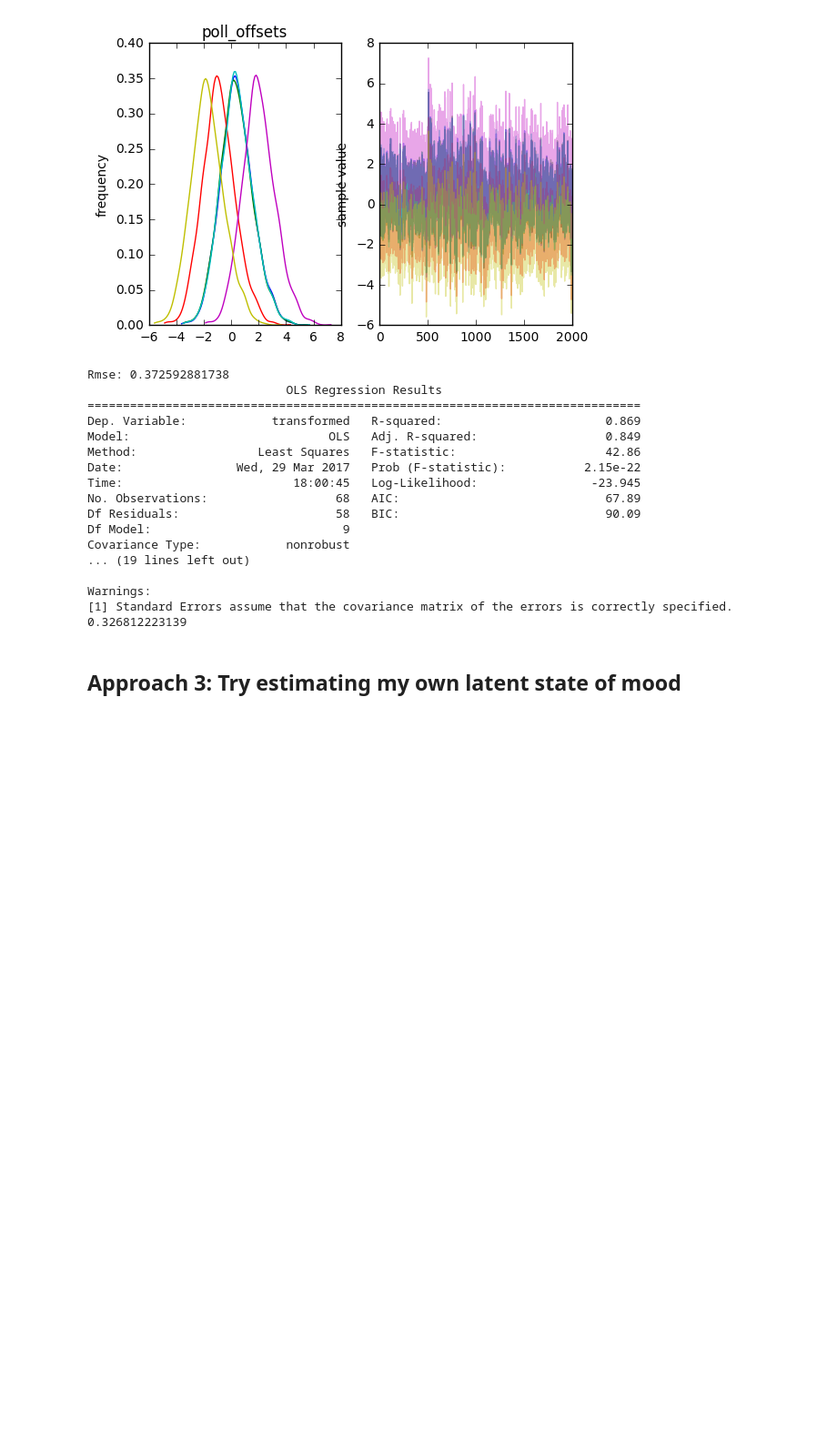
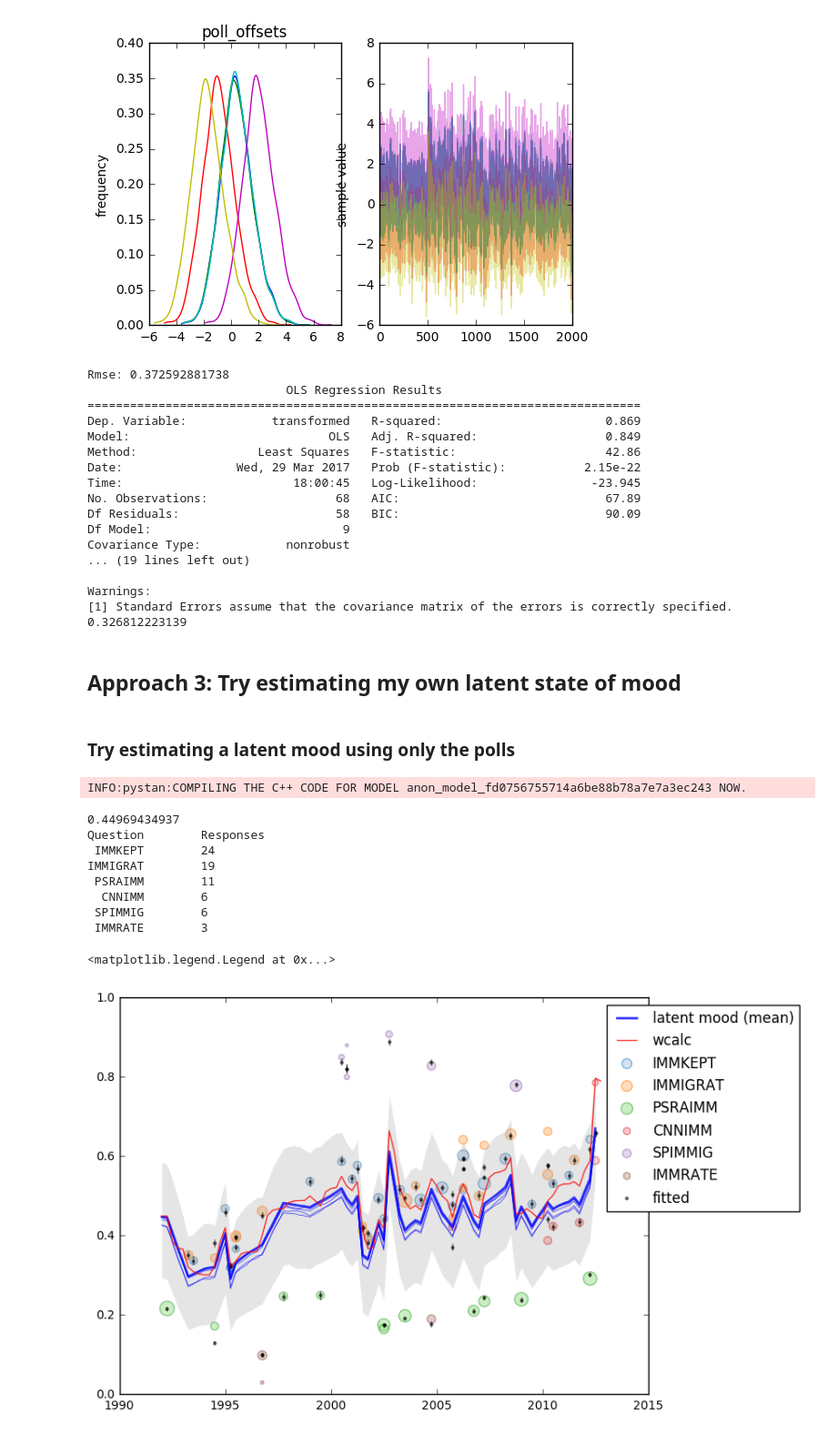
Before and after one commit to dallascard/predicting_public_opinion, a Jupyter notebook: immigration2.ipynb, the cells around one changed output. Shown at 91% size. Drawn from its saved outputs; the diff is of its cells as text; code cells hidden in the pictures; blank space fills up the shorter version.

Commit message:
trying more models

```diff
--- a/immigration2.ipynb
+++ b/immigration2.ipynb
@@ -421,6 +429,8 @@ INFO:pystan:COMPILING THE C++ CODE FOR MODEL anon_model_67a5fef2fa8062f0d36b0444
 # %% [markdown]
 ## Approach 2: predicting poll results from wcalc
 # %%
+reload(misc)
+
 # grab tone and prev_mood data for each poll
 tones = []
 prev_moods = []
@@ -443,9 +453,9 @@ polls['logStories'] = np.log(stories) - np.mean(np.log(stories))
 polls['entropy'] = entropies
 polls['toneXstories'] = polls['tone'] * polls['stories']
 polls['toneXlogStories'] = polls['tone'] * polls['logStories']
-polls['entropyXtone'] = polls['tone'] * polls['entropy']
+polls['toneXentropy'] = polls['tone'] * polls['entropy']
 
-# TODO: base tone on previous X days, rather than current period
+polls = misc.combine_polls_with_preceeding_articles(polls, data, n_days=30, include_tone=True, include_frames=True)
 # %%
 reload(stats)
 poll_names = misc.get_top_poll_questions(polls)[1:]
@@ -567,10 +577,10 @@ N, K = X.shape
 P = len(poll_names)
 y = polls[target].values[1:]
 
-data = {'N': N, 'K': K, 'P': P, 'y': y, 'X': X, 'polls_matrix': polls_indicators}
+stan_data = {'N': N, 'K': K, 'P': P, 'y': y, 'X': X, 'polls_matrix': polls_indicators}
 
 # fit the model
-fit = pystan.stan(model_code=model, data=data, iter=1000, chains=4)
+fit = pystan.stan(model_code=model, data=stan_data, iter=1000, chains=4)
 
 betas = fit.extract('beta')['beta']
 betas_means = np.mean(betas, axis=0)
@@ -632,3 +642,5 @@ Warnings:
 0.326812223139
 # %% [markdown]
 ## Approach 3: Try estimating my own latent state of mood
+# %% [markdown]
+### Try estimating a latent mood using only the polls
@@ -634,0 +698,48 @@ Warnings:
+# %%
+n_periods = int(polls.p_quarter.max()) + 1
+n_polls, _ = polls.shape
+periods = np.array(polls.p_quarter.values, dtype=int) + 1
+n_questions = int(polls.question.max() + 1)
+question_indices = np.array(polls.question.values, dtype=int) + 1
+y = np.array((polls.value * polls.N).values, dtype=int)
+t = np.array(polls.p_quarter.values, dtype=int) + 1
+stan_data = {'N': n_polls, 'T': n_periods, 'Q': n_questions, 'y': y, 't': periods, 'n': polls.N.values, 'q': question_indices}
+n_chains = 4
+n_iter = 3000
+fit = pystan.stan(model_code=model, data=stan_data, iter=n_iter, chains=4)
+# %% [output]
+INFO:pystan:COMPILING THE C++ CODE FOR MODEL anon_model_fd0756755714a6be88b78a7e7a3ec243 NOW.
+# %%
+reload(plotting)
+print np.mean(fit.extract('p_t_0')['p_t_0'])
+p_t = fit.extract('p_t')['p_t']
+p_i = fit.extract('p_i')['p_i']
+p_t_means = np.mean(p_t, axis=0)
+p_t_25 = np.percentile(p_t, 25, axis=0)
+p_t_75 = np.percentile(p_t, 75, axis=0)
+p_i_means = np.mean(p_i, axis=0)
+p_i_25 = np.percentile(p_i, 25, axis=0)
+p_i_75 = np.percentile(p_i, 75, axis=0)
+fig, ax = plotting.plot_polling_data(polls)
+x = [first_year + (q) * 0.25 for q in range(n_periods)]
+ax.fill_between(x,  p_t_25, p_t_75, facecolor='grey', edgecolor='white', alpha=0.2, label=None)
+for i in range(n_chains):
+    ax.plot(x, np.mean(p_t[i*n_iter/n_chains:(i+1)*n_iter/n_chains, :], axis=0), 'b', linewidth=0.5, alpha=0.8, label=None)
+ax.plot(x, p_t_means, 'b', linewidth=2, alpha=0.8, label='latent mood (mean)')
+ax.plot(grouped.f_date, grouped.mood, 'r', alpha=0.8, label='wcalc')
+ax.scatter(polls.f_date, p_i_means, s=5, facecolor='black', edgecolor='black', label='fitted', alpha=0.5)
+for i in range(n_polls):
+    f_date = polls.f_date.iloc[i]
+    ax.plot([f_date, f_date], [p_i_25[i], p_i_75[i]], 'k', label=None, alpha=0.5)
+ax.legend(loc='upper right', scatterpoints=1, bbox_to_anchor=(1.3,1))
+# %% [output]
+0.44969434937
+Question        Responses
+ IMMKEPT        24
+IMMIGRAT        19
+ PSRAIMM        11
+  CNNIMM        6
+ SPIMMIG        6
+ IMMRATE        3
+<matplotlib.legend.Legend at 0x...>
+[figure, added]
```
Also changed, not shown: parts of 25 cells of this notebook, 1 other file.
